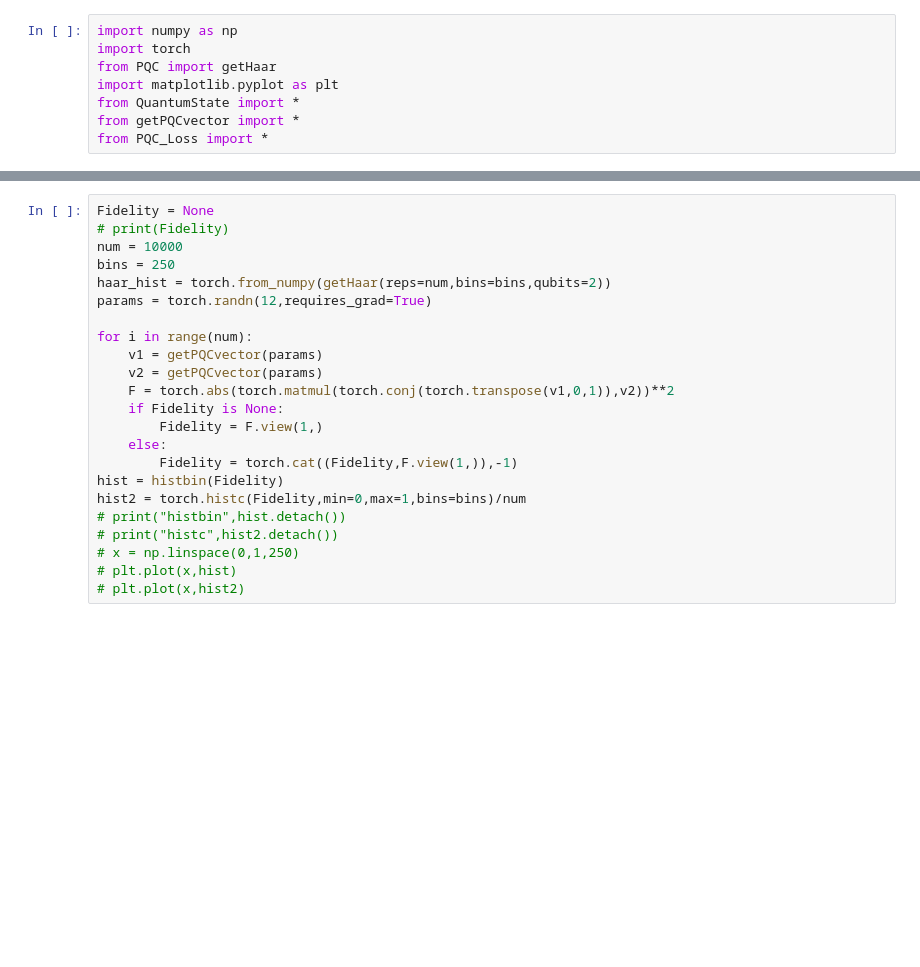
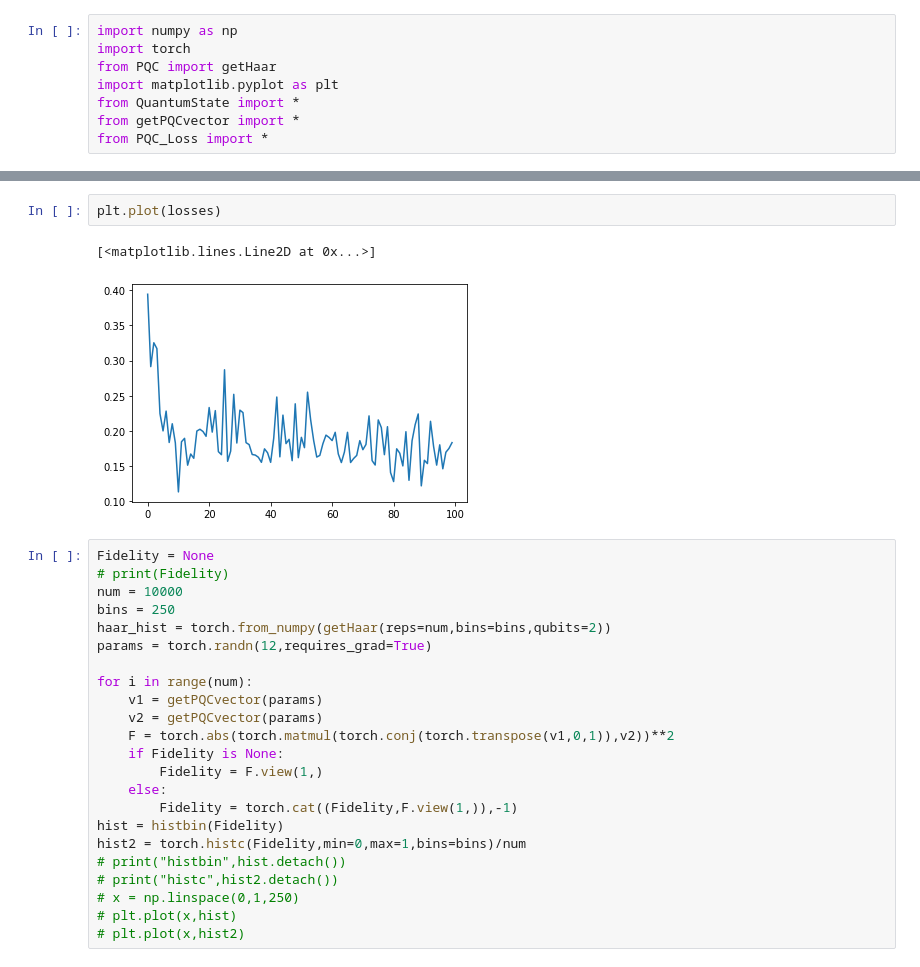
Before and after one commit to String137/PQC, a Jupyter notebook: RawQuantumStateVector.ipynb, the cells around one changed output, grey strips where cells are left out. Saved outputs shown, nothing was run; the diff lists cells and outputs as text; blank space fills up the shorter version.

```diff
--- a/RawQuantumStateVector.ipynb
+++ b/RawQuantumStateVector.ipynb
@@ -56,3 +55,8 @@ loss tensor(0.2752, dtype=torch.float64, grad_fn=<SumBackward0>)
+# %%
+plt.plot(losses)
+# %% [output]
+[<matplotlib.lines.Line2D at 0x...>]
+[figure, added]
 # %%
 Fidelity = None
 # print(Fidelity)
```
Also changed, not shown: parts of 4 cells of this notebook, 3 other files.
